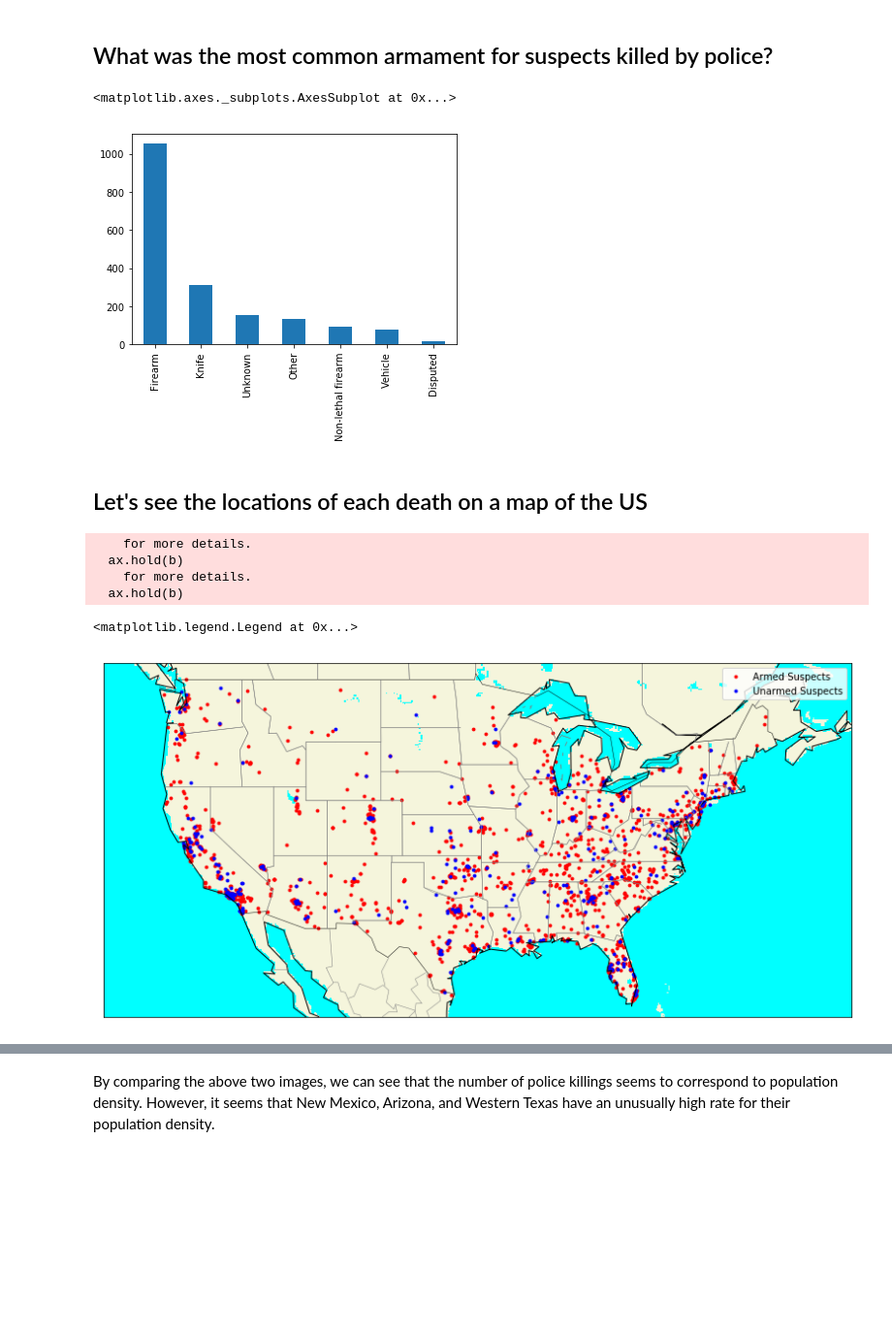
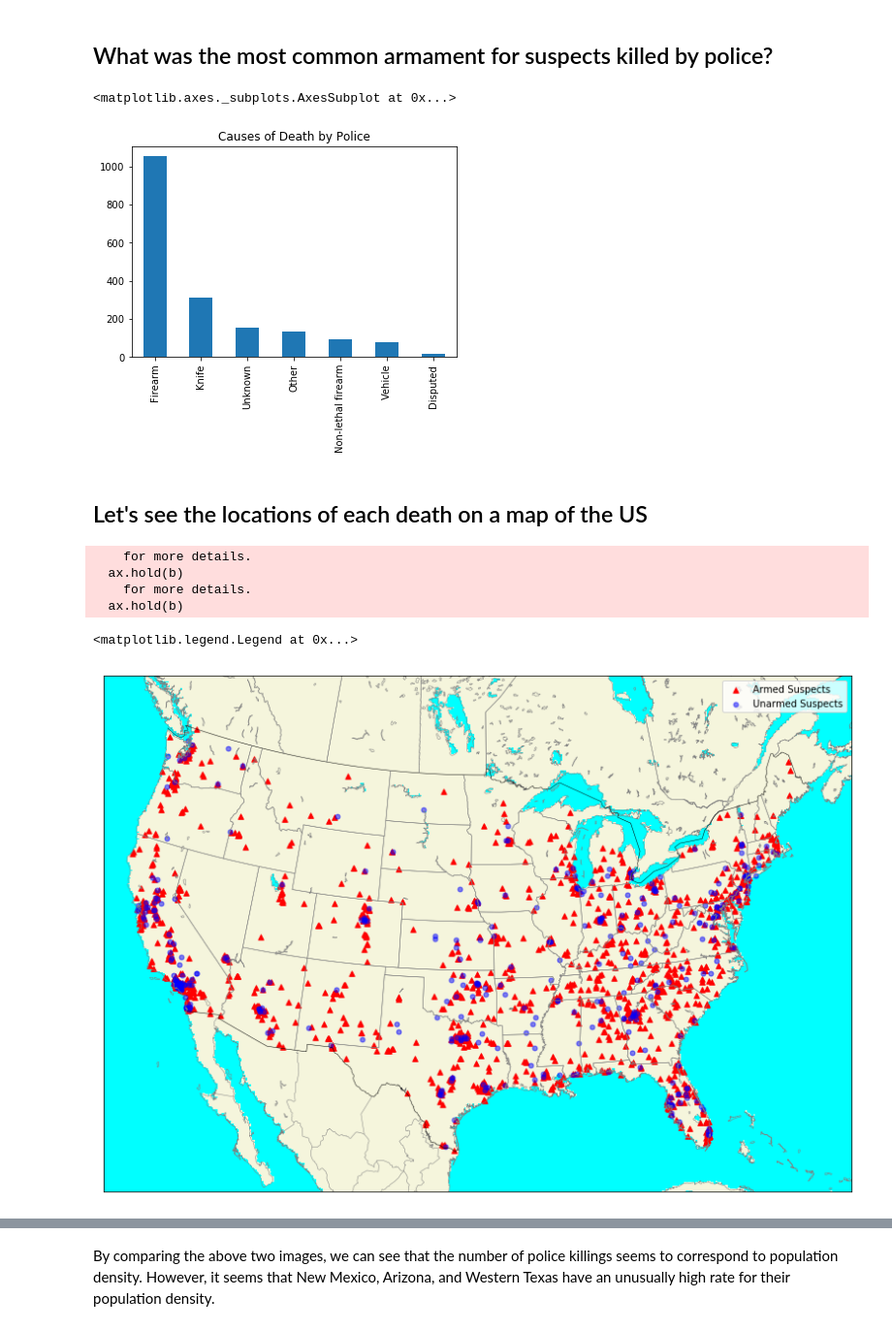
Before and after one commit to nchp89/police-analysis, a Jupyter notebook: Police+Killings+Analysis.ipynb, the cells around one changed output, grey strips where cells are left out. Shown: that part at 97% size. Saved outputs shown, nothing was run; the diff lists cells and outputs as text; code cells hidden in the pictures; blank space fills up the shorter version.

```diff
--- a/Police+Killings+Analysis.ipynb
+++ b/Police+Killings+Analysis.ipynb
@@ -290,38 +379,44 @@ We can also see that unarmed suspects are far more likely to die from other sour
 # %% [markdown]
 ## What was the most common armament for suspects killed by police?
 # %%
-armed['armed'].value_counts().plot.bar()
+armed['armed'].value_counts().plot.bar(title='Causes of Death by Police')
 # %% [output]
 <matplotlib.axes._subplots.AxesSubplot at 0x...>
-[figure, old version]
+[figure, new version]
 # %% [markdown]
 ## Let's see the locations of each death on a map of the US
 # %%
 from mpl_toolkits.basemap import Basemap
 # %%
+# get latitudes and longitudes of armed and unarmed suspects killed by police
 a_longitudes = armed['longitude'].tolist()
 a_latitudes = armed['latitude'].tolist()
 u_longitudes = unarmed['longitude'].tolist()
 u_latitudes = unarmed['latitude'].tolist()
 
+# construct basemap object
 plt.figure(figsize=(14,10))
-m = Basemap(projection='merc', llcrnrlat=24, urcrnrlat=50, llcrnrlon=-130, urcrnrlon=-60)
+m = Basemap(projection='stere', lat_0 = 37.0902, lon_0 = -95.7129, resolution='i', llcrnrlat=21, urcrnrlat=50, llcrnrlon=-120, urcrnrlon=-60)
 
+# convert lat,lons for stere projection compatibility
 xa, ya = m(a_longitudes, a_latitudes)
 xu, yu = m(u_longitudes, u_latitudes)
-m.scatter(xa,ya,s=8,color='red', label='Armed Suspects')
-m.scatter(xu,yu,s=8,color='blue', label='Unarmed Suspects')
-m.drawcoastlines()
+# plot
+m.scatter(xa,ya,s=30,color='red', marker='^', label='Armed Suspects', alpha=1)
+m.scatter(xu,yu,s=25,color='blue', marker = 'o', label='Unarmed Suspects', alpha=0.5)
+# make pretty
+m.drawcoastlines(linewidth=0.5, color='gray')
 m.drawcountries()
 m.drawlsmask(land_color='beige',ocean_color='aqua',lakes=True)
 m.drawstates(color='gray')
+# add legend
 plt.legend()
 # %% [output]
     for more details.
   ax.hold(b)
     for more details.
   ax.hold(b)
 <matplotlib.legend.Legend at 0x...>
-[figure, old version]
+[figure, new version]
 # %%
 from IPython.display import Image
```
Also changed, not shown: parts of 57 cells of this notebook.
